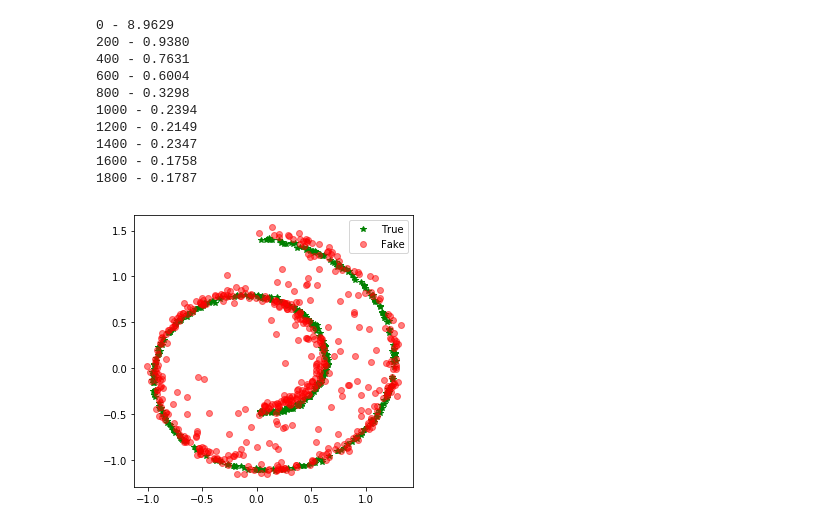
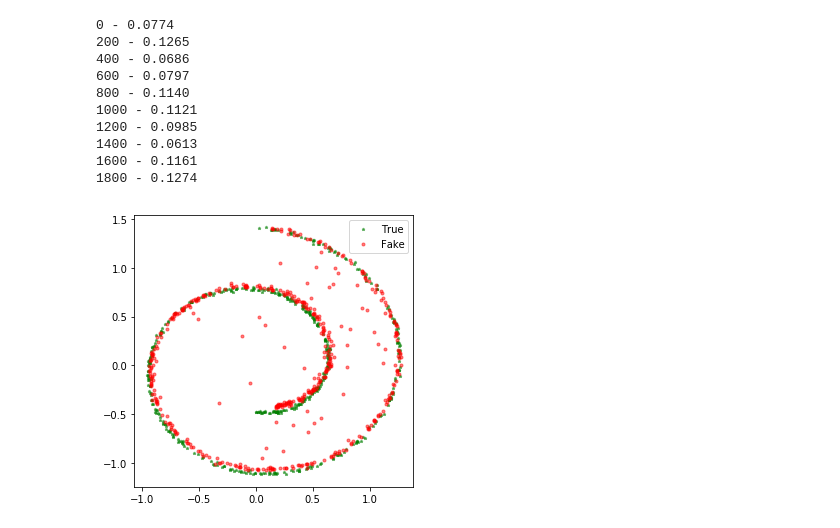
Before and after one commit to gallego-posada/gait, a Jupyter notebook: playground_ankit.ipynb, the cells around one changed output. Drawn from its saved outputs; the diff is of its cells as text; code cells hidden in the pictures.

```diff
--- a/playground_ankit.ipynb
+++ b/playground_ankit.ipynb
@@ -88,10 +59,13 @@ old_kernel = lambda x: old_rbf_kernel(x, sigmas=[0.2])
 # %%
 alpha = 1
 
-# emp_probs = 2*torch.ones(1, batch_size//2)/batch_size
+# emp_probs = 2*torch.ones(1, batch_size//2).cuda()/batch_size
 emp_probs = torch.ones(1, batch_size).cuda()/batch_size
 
-# for alpha=1:
+kernel = lambda x, y: generic_kernel(x, y, lambda u, v: rbf_kernel(u, v, sigmas=[0.2]))
+# kernel = lambda x, y: generic_kernel(x, y, lambda u, v: poly_kernel(u, v, degree=2))
+
+# for alpha=1 (REDO!):
 # False, False, False: Negative, doesn't work
 # False, False, True: Positive, works
 # False, True, False: Negative, doesn't work
@@ -100,11 +74,11 @@ emp_probs = torch.ones(1, batch_size).cuda()/batch_size
 # True, False, True: Negative, doesn't work
 # True, True, False: Negative, doesn't work
 # True, True, True: Positive, works
-D = lambda x, y: renyi_mixture_divergence(emp_probs, x, emp_probs, y, gaussian_kernel, alpha,
-                                          use_avg=False, use_full=False, symmetric=True)
+D = lambda x, y: renyi_mixture_divergence(emp_probs, x, emp_probs, y, kernel, alpha,
+                                          use_avg=False, use_full=False, symmetric=False)
 
 # for g in g_optimizer.param_groups:
-#     g['lr'] = 1e-4
+#     g['lr'] = 1e-5
 
 for _ in range(2000):
 
@@ -123,9 +97,7 @@ for _ in range(2000):
         y_prime = x_fake[batch_size//2:]
 
 #         loss = D(x, y) + D(x_prime, y) + D(x, y_prime) + D(x_prime, y_prime) - 2*D(y, y_prime)
-#         loss = 2*D(x, y) - D(y, y_prime)
         loss = D(x_real, x_fake)
-#         loss = old_mixture_divergence(emp_probs.t(), x_real, emp_probs.t(), x_fake, old_kernel, alpha)
 
         if _ % 200 == 0:
             print("%d - %.4f" % (_, loss.item()))
@@ -134,24 +106,24 @@ for _ in range(2000):
 
     g_optimizer.step()
 # %% [output]
-0 - 8.9629
-200 - 0.9380
-400 - 0.7631
-600 - 0.6004
-800 - 0.3298
-1000 - 0.2394
-1200 - 0.2149
-1400 - 0.2347
-1600 - 0.1758
-1800 - 0.1787
+0 - 0.0774
+200 - 0.1265
+400 - 0.0686
+600 - 0.0797
+800 - 0.1140
+1000 - 0.1121
+1200 - 0.0985
+1400 - 0.0613
+1600 - 0.1161
+1800 - 0.1274
 # %%
 x_real = make_swiss_roll(500, noise=0.1)[0][:, [0, 2]]/10
 z = torch.randn(500, z_dim).cuda()
 x_fake = generator(z).data.cpu().numpy()
 
 plt.figure(figsize=(5, 5))
-plt.plot(x_real[:, 0], x_real[:, 1], 'g*', label='True')
-plt.plot(x_fake[:, 0], x_fake[:, 1], 'ro', alpha=0.5, label='Fake')
+plt.plot(x_real[:, 0], x_real[:, 1], 'g*', alpha=0.5, label='True', markersize=3)
+plt.plot(x_fake[:, 0], x_fake[:, 1], 'ro', alpha=0.5, label='Fake', markersize=3)
 plt.legend(loc='best');
 # %% [output]
-[figure, old version]
+[figure, new version]
```
Also changed, not shown: parts of 5 cells of this notebook.
